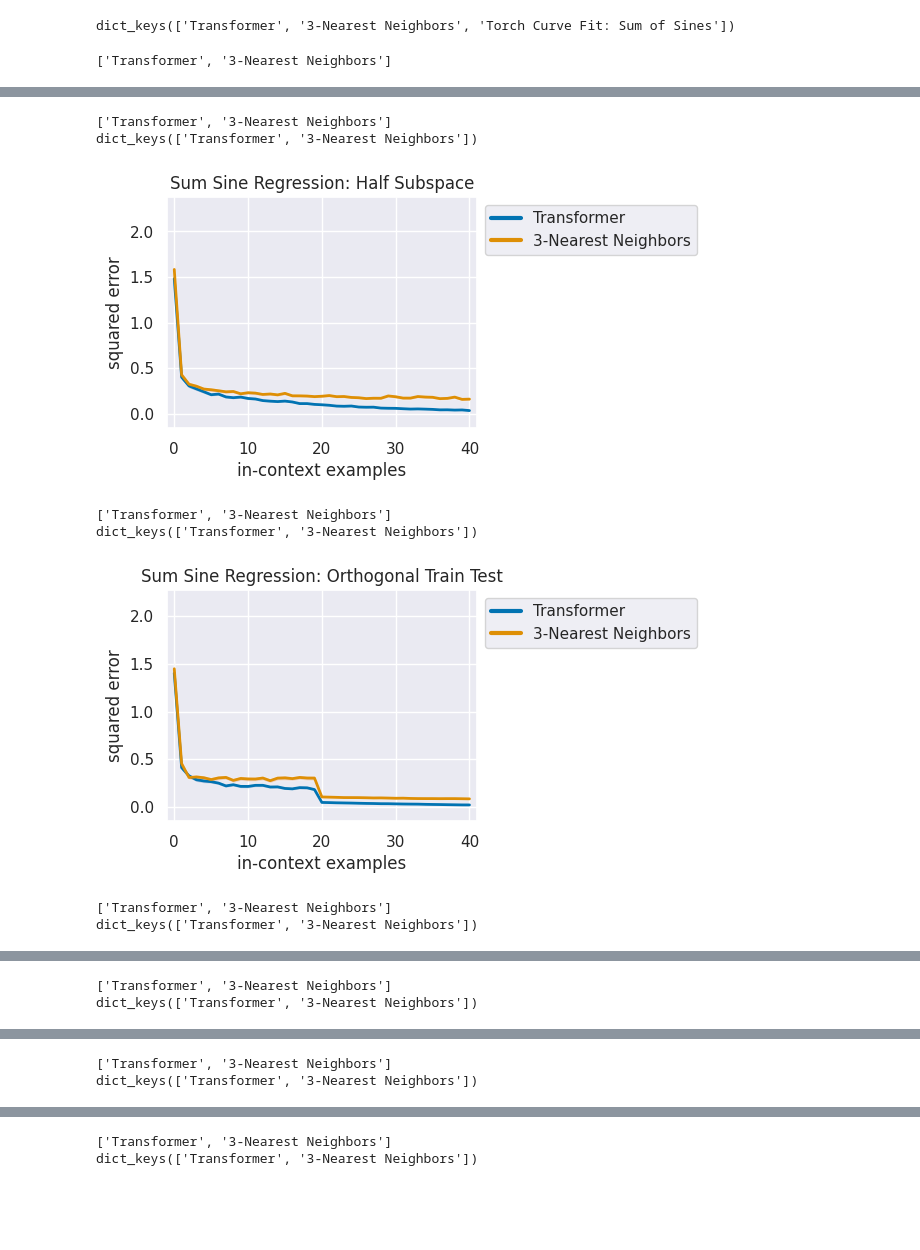
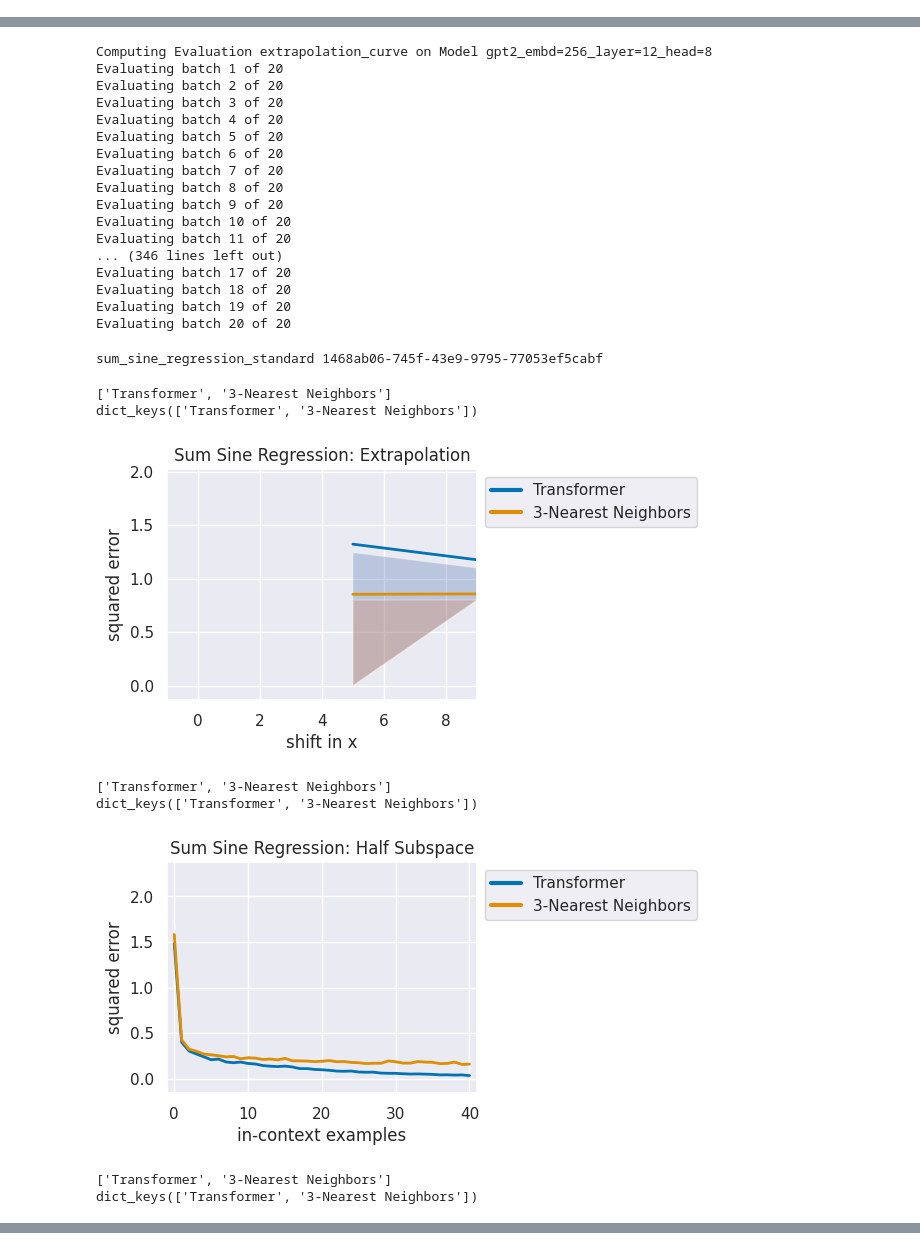
Before and after one commit to deleontony/cs182_icl, a Jupyter notebook: src/eval_periodic_figures.ipynb, the cells around one changed output, grey strips where cells are left out. Saved outputs shown, nothing was run; the diff lists cells and outputs as text; code cells hidden in the pictures; blank space fills up the shorter version.

Commit message:
new benchmarks working, extrapolation very slow but can be optimized with fit and predict

```diff
--- a/src/eval_periodic_figures.ipynb
+++ b/src/eval_periodic_figures.ipynb
@@ -59,23 +59,15 @@ The autoreload extension is already loaded. To reload it, use:
 | 1 | cb16b7e7-92c0-47fa-8a5b-40f9840f7e17 | square_wave_regression | Transformer |  | -1 | -1 | 20 | 12 | 8 | square_wave_regression_standard |
 | 2 | 1468ab06-745f-43e9-9795-77053ef5cabf | sum_sine_regression | Transformer |  | -1 | -1 | 20 | 12 | 8 | sum_sine_regression_standard |
 | 5 | 9130cfcc-bc09-4887-ae64-2d0a869f8718 | triangle_wave_regression | Transformer |  | -1 | -1 | 20 | 12 | 8 | triangle_wave_regression_standard |
-# %%
-metrics["standard"].keys()
-# %% [output]
-dict_keys(['Transformer', '3-Nearest Neighbors', 'Torch Curve Fit: Sum of Sines'])
-# %%
-models
-# %% [output]
-['Transformer', '3-Nearest Neighbors']
 # %%
 for task in tasks:
     run_id = df[df["task"] == task]["run_id"].iat[0]
 
     run_path = os.path.join(run_dir, task, run_id)
-    # recompute_metrics = True
+    recompute_metrics = True
 
-    # if recompute_metrics:
-    #     get_run_metrics(run_path, step=500_000)
+    if recompute_metrics:
+        get_run_metrics(run_path, step=500_000)
 
 
     def valid_row(r):
@@ -89,6 +81,7 @@ for task in tasks:
 
     for name, metric in metrics.items():
         tmp = name if name != "standard" else "in_distribution"
+        tmp = tmp if tmp != "extrapolation_curve" else "extrapolation"
         convert_to_spaces = tmp.replace("-", " ").replace("_", " ").replace("=", " by ")
         words = convert_to_spaces.split()
         lowered = ["x", "y", "by"]
@@ -96,14 +89,17 @@ for task in tasks:
         title_name = " ".join(capitalized)
 
         trivial = 1000.0 #don't like it
-        fig, ax = basic_plot(metric, models=models, trivial=trivial)
+        is_extrapolation = tmp == "extrapolation"
+
+        fig, ax = basic_plot(metric, models=models, trivial=trivial, is_extrapolation=is_extrapolation)
 
         max_err = 0
         for name, vs in metric.items():
             max_err = max(np.max(vs["mean"]), max_err)
 
         ax.set_ylim(-.1 * max_err, 1.5 * max_err)
-        ax.set_xlim(-1, len(vs["mean"]))
+        if not is_extrapolation:
+            ax.set_xlim(-1, len(vs["mean"]))
         ax.set_title(task_to_title[task] + ": " + title_name)
 
         fig_dir = "figures/"
@@ -127,8 +139,26 @@ sum_sine_regression_standard 1468ab06-745f-43e9-9795-77053ef5cabf
-['Transformer', '3-Nearest Neighbors']
-dict_keys(['Transformer', '3-Nearest Neighbors'])
+Computing Evaluation extrapolation_curve on Model gpt2_embd=256_layer=12_head=8
+Evaluating batch 1 of 20
+Evaluating batch 2 of 20
+Evaluating batch 3 of 20
+Evaluating batch 4 of 20
+Evaluating batch 5 of 20
+Evaluating batch 6 of 20
+Evaluating batch 7 of 20
+Evaluating batch 8 of 20
+Evaluating batch 9 of 20
+Evaluating batch 10 of 20
+Evaluating batch 11 of 20
+... (346 lines left out)
+Evaluating batch 17 of 20
+Evaluating batch 18 of 20
+Evaluating batch 19 of 20
+Evaluating batch 20 of 20
+sum_sine_regression_standard 1468ab06-745f-43e9-9795-77053ef5cabf
+['Transformer', '3-Nearest Neighbors']
+dict_keys(['Transformer', '3-Nearest Neighbors'])
-[figure, old version]
+[figure, new version]
-['Transformer', '3-Nearest Neighbors']
-dict_keys(['Transformer', '3-Nearest Neighbors'])
+['Transformer', '3-Nearest Neighbors']
+dict_keys(['Transformer', '3-Nearest Neighbors'])
-[figure, old version]
+[figure, new version]
-['Transformer', '3-Nearest Neighbors']
-dict_keys(['Transformer', '3-Nearest Neighbors'])
+['Transformer', '3-Nearest Neighbors']
+dict_keys(['Transformer', '3-Nearest Neighbors'])
@@ -136,2 +165,0 @@ dict_keys(['Transformer', '3-Nearest Neighbors'])
-['Transformer', '3-Nearest Neighbors']
-dict_keys(['Transformer', '3-Nearest Neighbors'])
@@ -139,2 +168,0 @@ dict_keys(['Transformer', '3-Nearest Neighbors'])
-['Transformer', '3-Nearest Neighbors']
-dict_keys(['Transformer', '3-Nearest Neighbors'])
@@ -142,2 +168,0 @@ dict_keys(['Transformer', '3-Nearest Neighbors'])
-['Transformer', '3-Nearest Neighbors']
-dict_keys(['Transformer', '3-Nearest Neighbors'])
```
Also changed, not shown: parts of 1 cell of this notebook, 3 other files.
